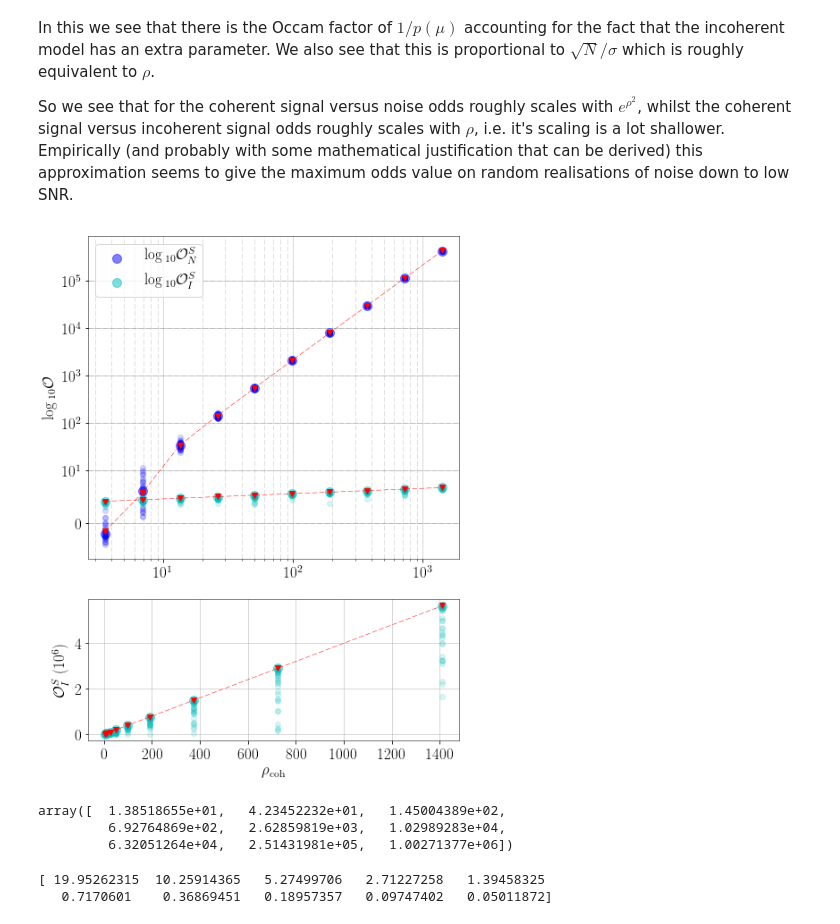
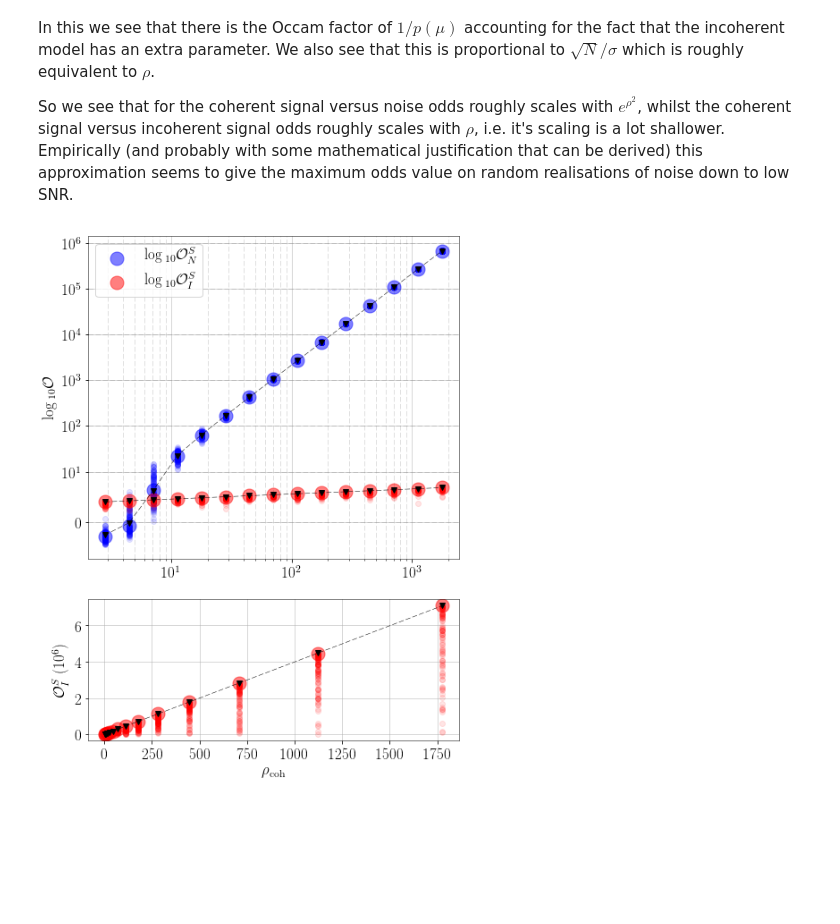
Before and after one commit to mattpitkin/CW_nested_sampling_doc, a Jupyter notebook: figures/appendix3/TestingRatios.ipynb, the cells around one changed output. Cells and saved outputs as stored; diff of their text form; code cells hidden in the pictures; blank space fills up the shorter version.

Commit message:
Add appendix 3 about approximations to odds ratios and how odds ratios scale with SNR

```diff
--- a/figures/appendix3/TestingRatios.ipynb
+++ b/figures/appendix3/TestingRatios.ipynb
@@ -172,67 +152,73 @@ ax1 = pl.subplot2grid((3,1), (0,0), rowspan=2)
 ax2 = pl.subplot2grid((3,1), (2,0), rowspan=1)
 
 for lnBSNsi, lnBCIsi in zip(lnBSNsall, lnBCIsall):
-    ax1.loglog(snrstot, lnBSNsi/np.log(10.), 'bo', ms=6, alpha=0.15)
-    ax1.loglog(snrstot, lnBCIsi/np.log(10.), 'co', ms=6, alpha=0.15)
-    #ax2.semilogx(snrstot, np.exp(np.array(lnBSNsi)), 'bo', ms=6, alpha=0.3)
-    ax2.plot(snrstot, np.exp(lnBCIsi), 'co', ms=6, alpha=0.15)
-ax1.loglog(snrstot, np.median(lnBSNsall, axis=0)/np.log(10.), 'bo', ms=10, alpha=0.5, label='$\log{}_{10}\mathcal{O}^S_N$')
-ax1.loglog(snrstot, np.max(lnBCIsall, axis=0)/np.log(10.), 'co', ms=10, alpha=0.5, label='$\log{}_{10}\mathcal{O}^S_I$')
-ax2.plot(snrstot, np.exp(np.max(lnBCIsall, axis=0)), 'co', ms=10, alpha=0.5)
+    ax1.loglog(snrstot, lnBSNsi/np.log(10.), 'bo', ms=6, alpha=0.1)
+    ax1.loglog(snrstot, lnBCIsi/np.log(10.), 'ro', ms=6, alpha=0.1)
+    ax2.plot(snrstot, np.exp(lnBCIsi), 'ro', ms=6, alpha=0.1)
+ax1.loglog(snrstot, np.median(lnBSNsall, axis=0)/np.log(10.), 'bo', ms=15, alpha=0.5, label='$\log{}_{10}\mathcal{O}^S_N$')
+ax1.loglog(snrstot, np.max(lnBCIsall, axis=0)/np.log(10.), 'ro', ms=15, alpha=0.5, label='$\log{}_{10}\mathcal{O}^S_I$')
+ax2.plot(snrstot, np.exp(np.max(lnBCIsall, axis=0)), 'ro', ms=15, alpha=0.5)
 
 # plot the calculated approximation for the signal vs noise odds
 approxV = logprior + 0.5*np.log(2.*np.pi*(nscales*sigmas[0])**2/lengths[0]) + 0.5*np.array(snrstot)**2
-ax1.loglog(snrstot, approxV/np.log(10.), 'rv--', lw=0.5)
-#ax2.semilogx(snrstot[snrstot < 20.], np.exp(approxV[snrstot < 20.]), 'rv--', lw=0.5)
+ax1.loglog(snrstot, approxV/np.log(10.), 'kv--', lw=0.5)
 
 # plot the calulated approximation to the coherent vs incoherent odds
 approxV = -0.5*np.log10(4.*np.pi) - (logprior/np.log(10.)) + 0.5*np.log10(lengths[0]) - np.log10(nscales*sigmas[0])
-ax1.loglog(snrstot, approxV, 'rv--', lw=0.5)
-ax2.plot(snrstot, 10**approxV, 'rv--', lw=0.5)
+ax1.loglog(snrstot, approxV, 'kv--', lw=0.5)
+ax2.plot(snrstot, 10**approxV, 'kv--', lw=0.5)
 
 ax1.set_yscale('symlog', linthreshy=10)
-#ax2.set_ylim([ax1.get_ylim()[0], 1.1*np.max(10**approxV)])
 ax1.grid('on')
 ax2.grid('on')
 
 ax1.grid(b=True, which='minor', color='k', linestyle='--', lw=0.5, alpha=0.25)
 ax2.grid(b=True, which='minor', color='k', linestyle='--', lw=0.5, alpha=0.25)
 
 #ax1.tick_params(axis='x', which='both', bottom='off', top='off', labelbottom='off')
 ax1.tick_params(axis='y', which='minor', left='on')
 
 yfmt = mpl.ticker.ScalarFormatter()
 yfmt.set_powerlimits((0,0))
 xfmt = mpl.ticker.ScalarFormatter()
 xfmt.set_powerlimits((0, 10))
 ax2.yaxis.set_major_formatter(yfmt)
 ax2.xaxis.set_major_formatter(xfmt)
 
 pl.draw()
 exponent_text = ax2.yaxis.get_offset_text().get_text()
 exponent_text = exponent_text.replace(r"\mathdefault", "")
 exponent_text = exponent_text.replace(r"\times", "")
 exponent_text = exponent_text.replace(r"$", "")
 ax2.yaxis.offsetText.set_visible(False)
 
 ax1.set_ylabel(r'$\log{}_{10}\mathcal{O}$')
 ax2.set_xlabel(r'$\rho_{\rm{coh}}$')
 
 ax2.set_ylabel(r'$\mathcal{{O}}_I^S~({})$'.format(exponent_text))
 
 ax1.legend(loc='best')
 
 pl.tight_layout()
+
+# output P-P plots
+fig.savefig('approx_odds.png', dpi=300)
+fig.savefig('approx_odds.pdf')
+
+p = sp.Popen('pdftops -eps %s' % 'approx_odds.pdf', shell=True)
+p.communicate()
+
+caption = r"""\label{fig:approx_odds}
+The upper plot shows coherent signal-to-noise ratio ($\rho_{\text{coh}}$) versus the logarithm of odds for
+two different cases: coherent signal versus Gaussian noise $\mathcal{O}^S_N$ and coherent signal versus
+incoherent signal $\mathcal{O}^S_I$. In both cases, and for each $\rho_{\text{coh}}$, there are values for
+100 realisations of noise, with the median and maximum values, for $\mathcal{O}^S_N$ and $\mathcal{O}^S_I$
+respectively, highlighted with larger points. Overplotted are the approximate values expected for these two
+odds. The lower plot just shows $\mathcal{O}^S_I$ to make its relation to $\rho_{\text{coh}}$ more obvious.
+"""
+
+fp = open('caption.tex', 'w')
+fp.write(caption)
+fp.close()
 # %% [output]
-[figure, old version]
+[figure, new version]
-# %%
-np.max(lnBSNsall, axis=0)
-# %% [output]
-array([  1.38518655e+01,   4.23452232e+01,   1.45004389e+02,
-         6.92764869e+02,   2.62859819e+03,   1.02989283e+04,
-         6.32051264e+04,   2.51431981e+05,   1.00271377e+06])
-# %%
-print 1./np.logspace(-1.3, 1.3, 10)
-# %% [output]
-[ 19.95262315  10.25914365   5.27499706   2.71227258   1.39458325
-   0.7170601    0.36869451   0.18957357   0.09747402   0.05011872]
```
Also changed, not shown: parts of 2 cells of this notebook, 6 other files.
